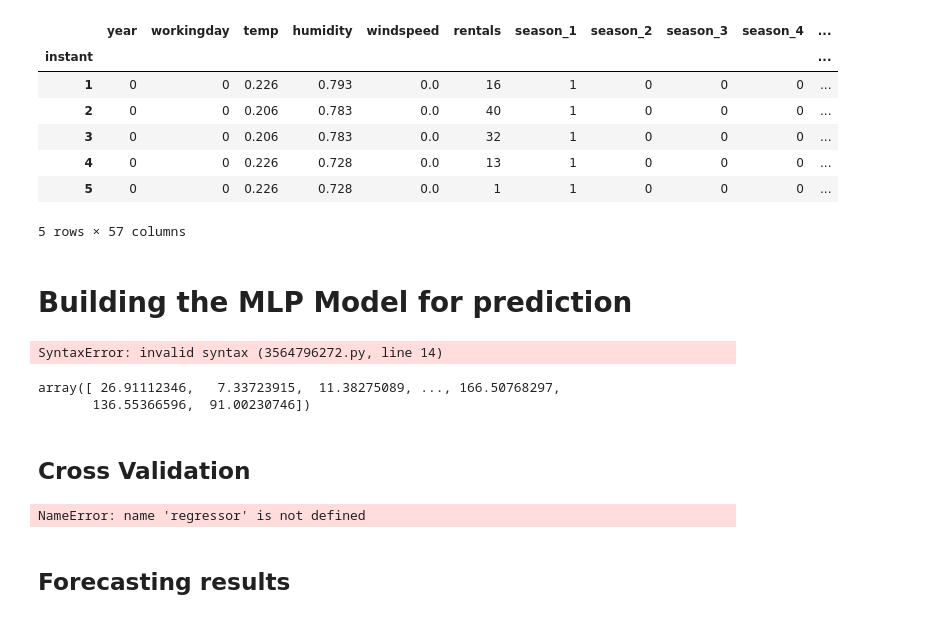
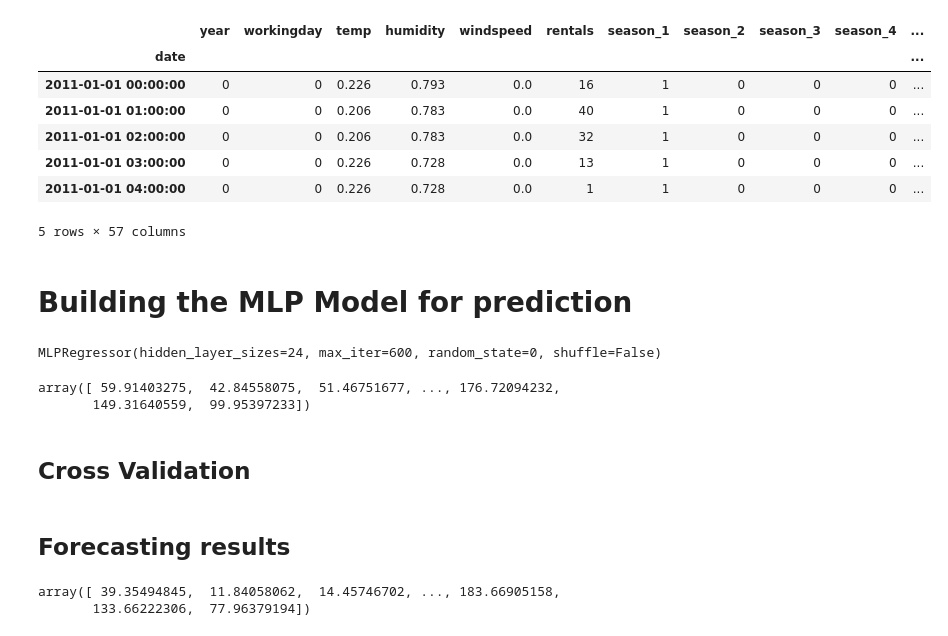
Before and after one commit to enricollen/bike-rental-demand-prediction, a Jupyter notebook: forecasting-models/MLPregressor.ipynb, the cells around one changed output. Saved outputs shown, nothing was run; the diff lists cells and outputs as text; code cells hidden in the pictures.

Commit message:
Fixes in final model regressors: added new performance metrics, changes layout of the prediction vs real data plot Change in the preprocessing: added hour to date field

```diff
--- a/forecasting-models/MLPregressor.ipynb
+++ b/forecasting-models/MLPregressor.ipynb
@@ -16,17 +18,17 @@ simplefilter("ignore", category=ConvergenceWarning)
 # %%
 data_path = Utils.load_config("PREPROCESSED_DATASET_PATH")
 
-df = pd.read_csv(data_path, index_col='instant', parse_dates=False)
-df.drop('date',axis=1,inplace=True)
+df = pd.read_csv(data_path, index_col='date', parse_dates=True)
+df.drop('instant',axis=1,inplace=True)
 df.head()
 # %% [output]
 |  | year | workingday | temp | humidity | windspeed | rentals | season_1 | season_2 | season_3 | season_4 | ... |
-| instant |  |  |  |  |  |  |  |  |  |  | ... |
-| 1 | 0 | 0 | 0.226 | 0.793 | 0.0 | 16 | 1 | 0 | 0 | 0 | ... |
-| 2 | 0 | 0 | 0.206 | 0.783 | 0.0 | 40 | 1 | 0 | 0 | 0 | ... |
-| 3 | 0 | 0 | 0.206 | 0.783 | 0.0 | 32 | 1 | 0 | 0 | 0 | ... |
-| 4 | 0 | 0 | 0.226 | 0.728 | 0.0 | 13 | 1 | 0 | 0 | 0 | ... |
-| 5 | 0 | 0 | 0.226 | 0.728 | 0.0 | 1 | 1 | 0 | 0 | 0 | ... |
+| date |  |  |  |  |  |  |  |  |  |  | ... |
+| 2011-01-01 00:00:00 | 0 | 0 | 0.226 | 0.793 | 0.0 | 16 | 1 | 0 | 0 | 0 | ... |
+| 2011-01-01 01:00:00 | 0 | 0 | 0.206 | 0.783 | 0.0 | 40 | 1 | 0 | 0 | 0 | ... |
+| 2011-01-01 02:00:00 | 0 | 0 | 0.206 | 0.783 | 0.0 | 32 | 1 | 0 | 0 | 0 | ... |
+| 2011-01-01 03:00:00 | 0 | 0 | 0.226 | 0.728 | 0.0 | 13 | 1 | 0 | 0 | 0 | ... |
+| 2011-01-01 04:00:00 | 0 | 0 | 0.226 | 0.728 | 0.0 | 1 | 1 | 0 | 0 | 0 | ... |
 5 rows × 57 columns
 # %% [markdown]
 # Building the MLP Model for prediction
@@ -46,13 +48,13 @@ X_train, X_test, y_train, y_test = train_test_split(x, y, test_size=0.25, random
 regressor = MLPRegressor(hidden_layer_sizes=(24), max_iter=600, random_state = 0, shuffle=False)
 regressor.fit(X_train, y_train)
 # %% [output]
-SyntaxError: invalid syntax (3564796272.py, line 14)
+MLPRegressor(hidden_layer_sizes=24, max_iter=600, random_state=0, shuffle=False)
 # %%
 predicted = regressor.predict(X_test)
 predicted
 # %% [output]
-array([ 26.91112346,   7.33723915,  11.38275089, ..., 166.50768297,
-       136.55366596,  91.00230746])
+array([ 59.91403275,  42.84558075,  51.46751677, ..., 176.72094232,
+       149.31640559,  99.95397233])
 # %% [markdown]
 ## Cross Validation
 # %%
@@ -73,17 +90,8 @@ tuning_parameters = {
 
 total_iter = count_combinations(tuning_parameters)
 # %%
-cv_results = pd.DataFrame(columns=['parameter_combo', 'MAE', 'MSE', 'RMSE'])
+cv_results = pd.DataFrame(columns=['parameter_combo', 'MAE', 'MSE', 'RMSE', 'MAPE', 'MAXE'])
 iteration = 0
-
-def get_MAE(y_test, predicted_labels):
-    return metrics.mean_absolute_error(y_test, predicted_labels)
-
-def get_MSE(y_test, predicted_labels):
-    return metrics.mean_squared_error(y_test, predicted_labels)
-
-def get_RMSE(y_test, predicted_labels):
-    return np.sqrt(metrics.mean_squared_error(y_test, predicted_labels))
 
 for hl_size in tuning_parameters['hidden_layer_sizes']:
     for act in tuning_parameters['activation']:
@@ -102,20 +110,19 @@ for hl_size in tuning_parameters['hidden_layer_sizes']:
                     reg_model = MLPRegressor(hidden_layer_sizes=hl_size, activation=act, solver=solv,
                                              alpha=a, learning_rate=learn_rate, max_iter=600, random_state = 0, shuffle=False)
 
-                    reg_model.fit(X_train, y_train)
+                    try:
+                        reg_model.fit(X_train, y_train)
 
-                    parameter_combo = str(hl_size) + ' - '+ str(act) + ' - ' + str(solv) + ' - ' + str(a) + ' - ' + str(learn_rate)
+                        parameter_combo = str(hl_size) + ' - '+ str(act) + ' - ' + str(solv) + ' - ' + str(a) + ' - ' + str(learn_rate)
+                        predicted_lab = reg_model.predict(X_test)
 
-                    try:
-                      predicted_lab = reg_model.predict(X_test)
+                        MAE = get_MAE( y_test, predicted_lab)
+                        MSE = get_MSE( y_test, predicted_lab)
+                        RMSE = get_RMSE( y_test, predicted_lab)
+                        MAPE = get_MAPE( y_test, predicted_lab)
+                        MAXE = get_MAXE(y_test, predicted_lab)
 
-                      MAE = get_MAE( y_test, predicted_lab)
-                      MSE = get_MSE( y_test, predicted_lab)
-                      RMSE = get_RMSE( y_test, predicted_lab)
-
-                      row = {'parameter_combo': parameter_combo, 'MAE': MAE, 'MSE': MSE, 'RMSE': RMSE }
-                      cv_results = cv_results.append(row, ignore_index = True)
+                        row = {'parameter_combo': parameter_combo, 'MAE': MAE, 'MSE': MSE, 'RMSE': RMSE, 'MAPE': MAPE, 'MAXE': MAXE }
+                        cv_results = cv_results.append(row, ignore_index = True)
                     except:
-                      print("An exception occurred at iteration " + str(iteration) + ' skipping...')
+                        print("An exception occurred at iteration " + str(iteration) + ' skipping...')
-# %% [output]
-NameError: name 'regressor' is not defined
@@ -134,3 +134,13 @@ predicted_final
+# %%
+final_model = MLPRegressor(hidden_layer_sizes=(24, 12), activation='relu', solver='adam',
+                          alpha=0.0001, learning_rate='invscaling', max_iter=600, random_state = 0, shuffle=False)
+
+final_model.fit(X_train, y_train)
+predicted_final = final_model.predict(X_test)
+predicted_final
+# %% [output]
+array([ 39.35494845,  11.84058062,  14.45746702, ..., 183.66905158,
+       133.66222306,  77.96379194])
 # %%
 new_df = y_test.copy()
 new_df = new_df.to_frame()
```
Also changed, not shown: parts of 7 cells of this notebook, 3 other files.
